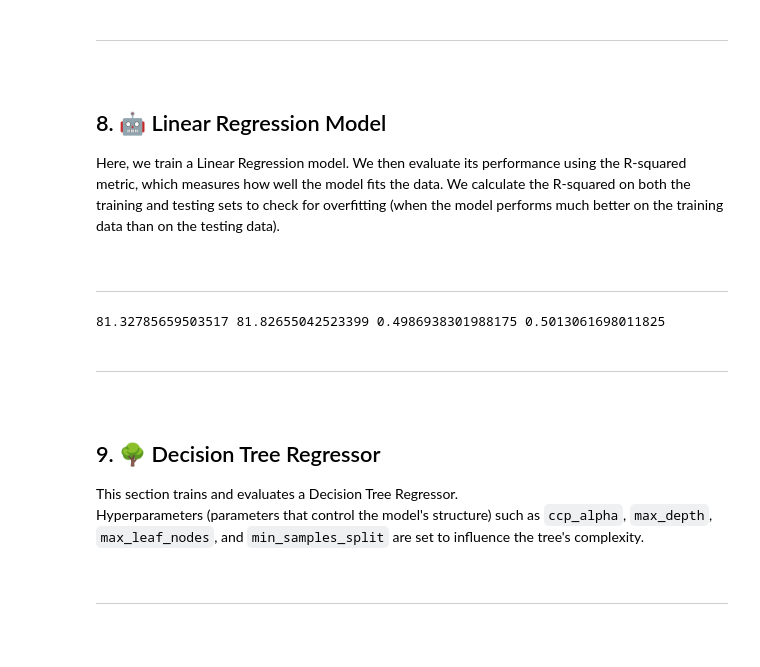
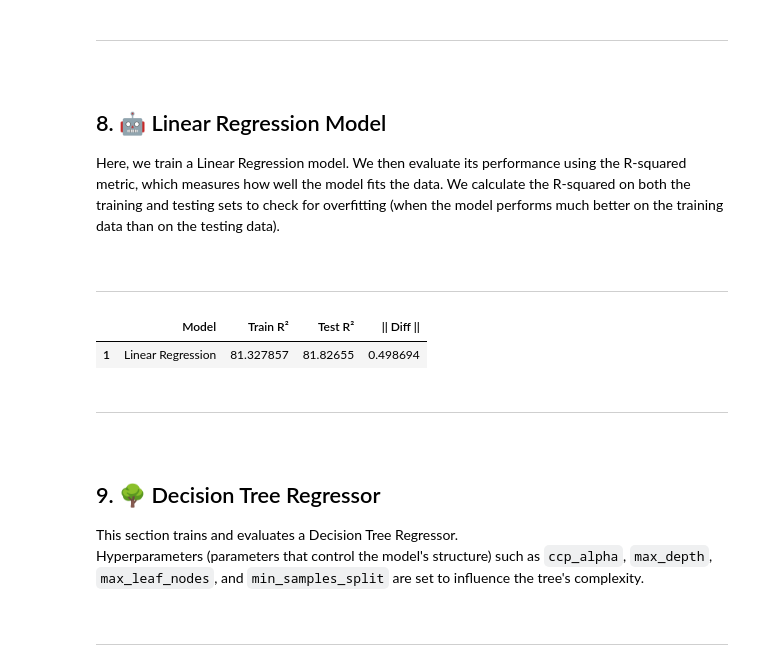
Before and after one commit to Zaid-N-Ansari/PG-Mini-Project, a Jupyter notebook: Regression_Final.ipynb, the cells around one changed output. Cells and saved outputs as stored; diff of their text form; code cells hidden in the pictures; blank space fills up the shorter version.

```diff
--- a/Regression_Final.ipynb
+++ b/Regression_Final.ipynb
@@ -204,19 +206,22 @@ Here, we train a Linear Regression model. We then evaluate its performance using
 # %%
 LR = LinearRegression()
 
 LR.fit(x_train, y_train)
 
 y_pred = LR.predict(x_test)
 y_train_pred = LR.predict(x_train)
 
 training_r2 = LR.score(x_train, y_train) * 100
 testing_r2 = LR.score(x_test, y_test) * 100
 
 diff = abs(training_r2 - testing_r2)
 
-print(training_r2, testing_r2, diff, 1-diff)
+# pd.DataFrame({'Model': 'Linear Regression', 'Traning R2': training_r2, 'Testing R2': testing_r2, 'Traning and Testing R2 Diff': diff}, index=[1])
+scores.loc[1] = ['Linear Regression', training_r2, testing_r2, diff]
+scores
 # %% [output]
-81.32785659503517 81.82655042523399 0.4986938301988175 0.5013061698011825
+|  | Model | Train R² | Test R² | || Diff || |
+| 1 | Linear Regression | 81.327857 | 81.82655 | 0.498694 |
 # %% [markdown]
 ---
 
```
Also changed, not shown: parts of 9 cells of this notebook.
